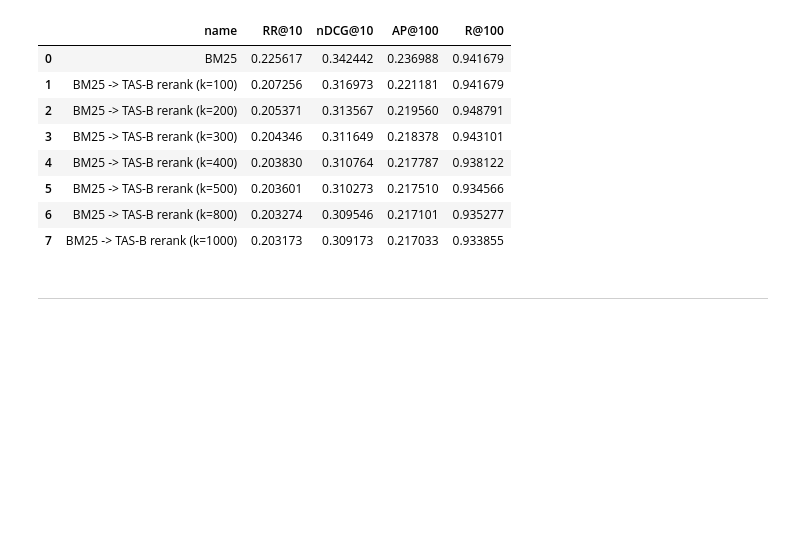
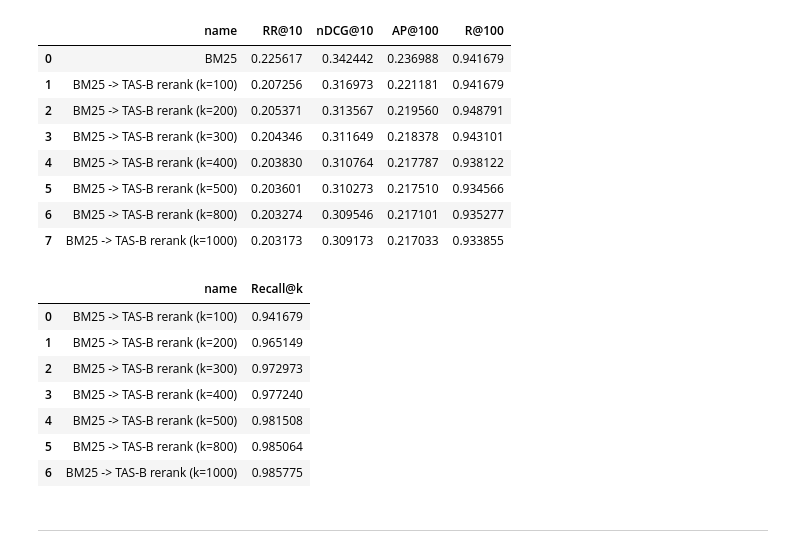
Before and after one commit to AStyslavski/DSAIT4050_IR_G16_2025-2026, a Jupyter notebook: ir_experiment.ipynb, the cells around one changed output. Cells and saved outputs as stored; diff of their text form; code cells hidden in the pictures; blank space fills up the shorter version.

```diff
--- a/ir_experiment.ipynb
+++ b/ir_experiment.ipynb
@@ -340,6 +412,17 @@ rerank_only_experiment(arguana_index,testset_arguana,"arguana",bm25_arguana,cand
 | 5 | BM25 -> TAS-B rerank (k=500) | 0.203601 | 0.310273 | 0.217510 | 0.934566 |
 | 6 | BM25 -> TAS-B rerank (k=800) | 0.203274 | 0.309546 | 0.217101 | 0.935277 |
 | 7 | BM25 -> TAS-B rerank (k=1000) | 0.203173 | 0.309173 | 0.217033 | 0.933855 |
+# %%
+recall_k_rerank_only(arguana_index,testset_arguana,bm25_arguana,candidate_depths)
+# %% [output]
+|  | name | Recall@k |
+| 0 | BM25 -> TAS-B rerank (k=100) | 0.941679 |
+| 1 | BM25 -> TAS-B rerank (k=200) | 0.965149 |
+| 2 | BM25 -> TAS-B rerank (k=300) | 0.972973 |
+| 3 | BM25 -> TAS-B rerank (k=400) | 0.977240 |
+| 4 | BM25 -> TAS-B rerank (k=500) | 0.981508 |
+| 5 | BM25 -> TAS-B rerank (k=800) | 0.985064 |
+| 6 | BM25 -> TAS-B rerank (k=1000) | 0.985775 |
 # %% [markdown]
 ---
 # %%
```
Also changed, not shown: parts of 25 cells of this notebook.
